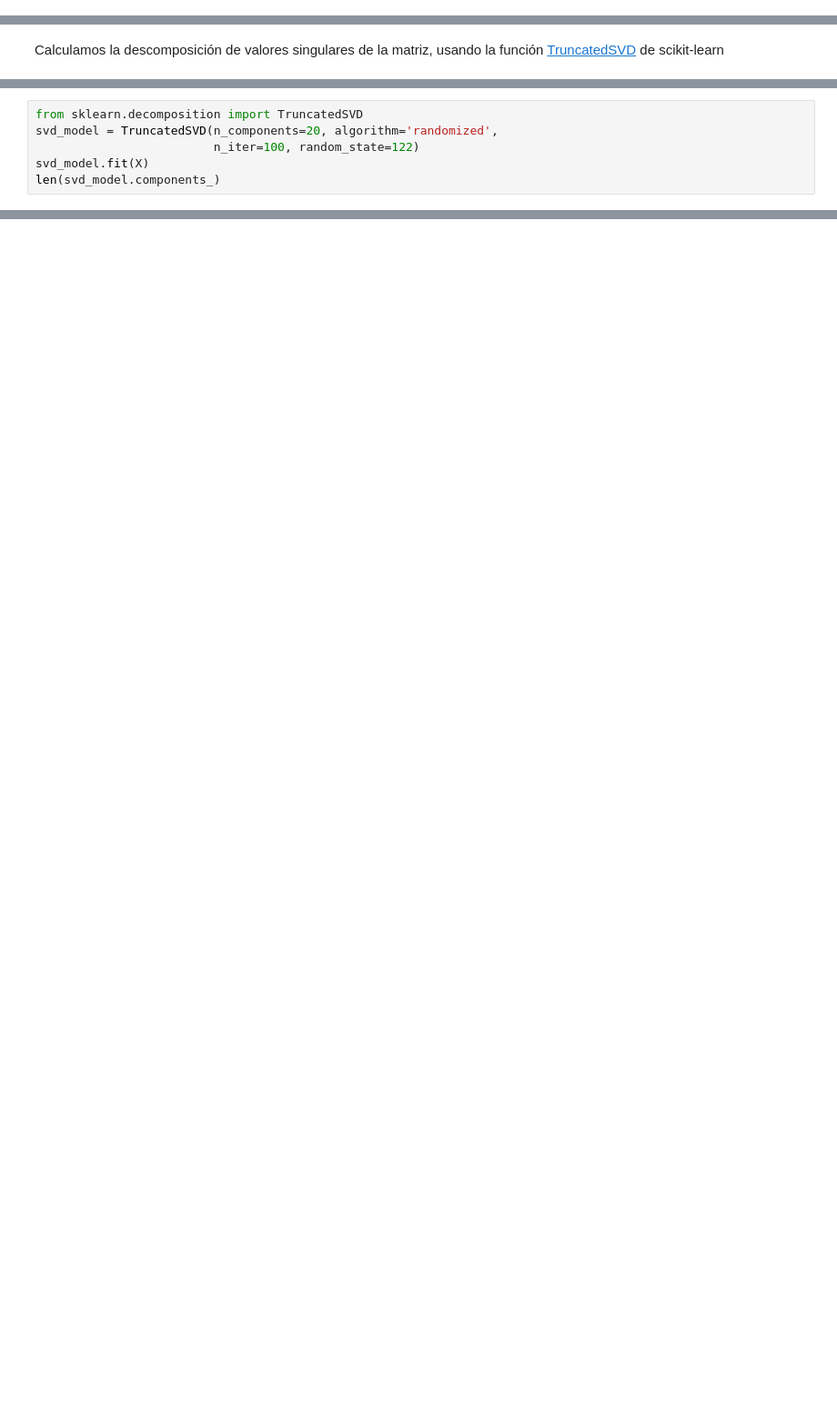
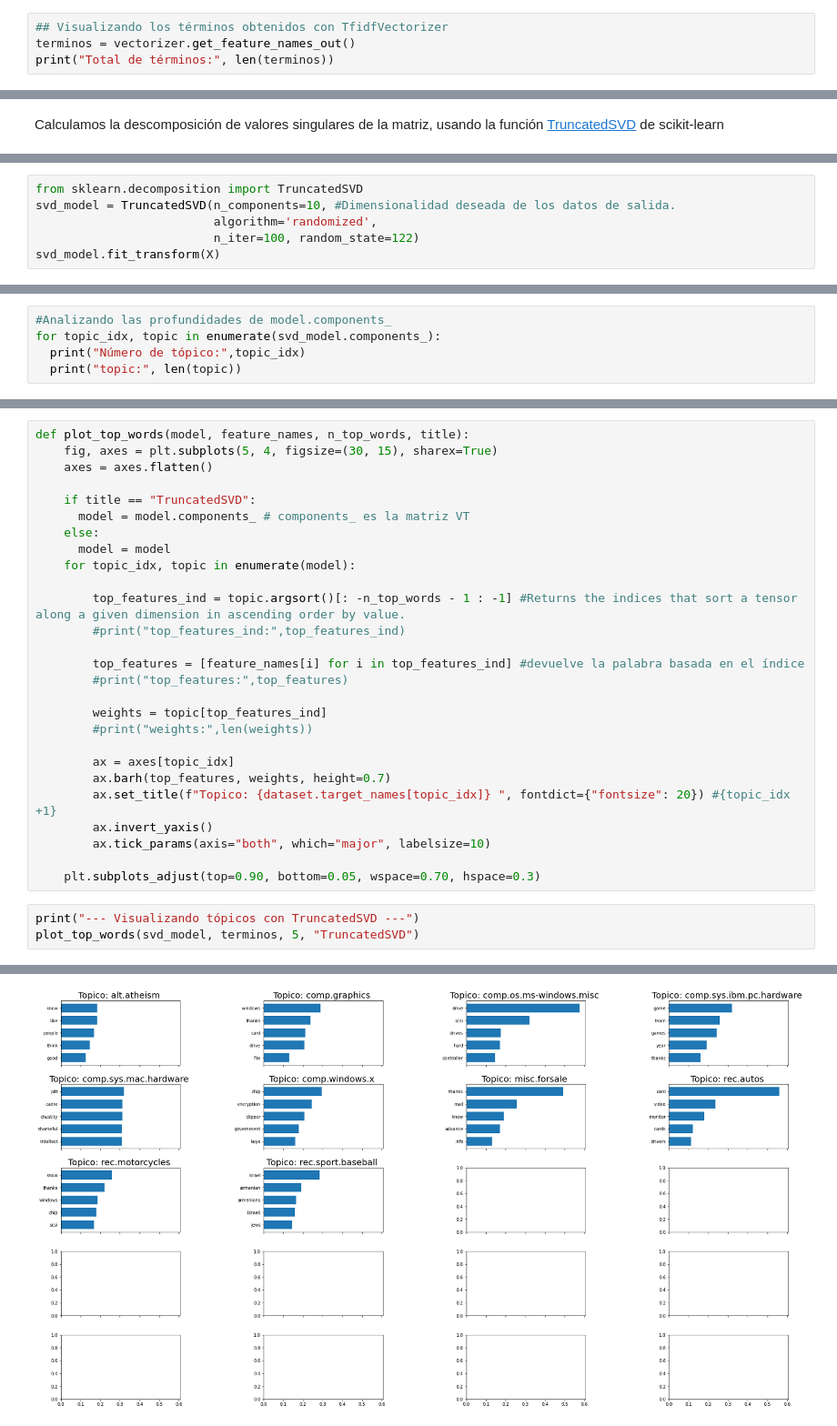
Before and after one commit to danielfrgs/2023_1-Datos_Masivos_II, a Jupyter notebook: Unidad1/notebooks/1b_svd.ipynb, the cells around one changed output, grey strips where cells are left out. Shown at 91% size. Cells and saved outputs as stored; diff of their text form; blank space fills up the shorter version.

```diff
--- a/Unidad1/notebooks/1b_svd.ipynb
+++ b/Unidad1/notebooks/1b_svd.ipynb
@@ -442,0 +441,4 @@ Tamaño de la matriz T-D:  (11314, 1000)
+# %%
+## Visualizando los términos obtenidos con TfidfVectorizer
+terminos = vectorizer.get_feature_names_out()
+print("Total de términos:", len(terminos))
@@ -445,7 +455,7 @@ Calculamos la descomposición de valores singulares de la matriz, usando la func
 # %%
 from sklearn.decomposition import TruncatedSVD
-svd_model = TruncatedSVD(n_components=20, algorithm='randomized',
+svd_model = TruncatedSVD(n_components=10, #Dimensionalidad deseada de los datos de salida.
+                         algorithm='randomized',
                          n_iter=100, random_state=122)
-svd_model.fit(X)
-len(svd_model.components_)
+svd_model.fit_transform(X)
 # %% [output]
@@ -481,0 +511,5 @@ sale
+# %%
+#Analizando las profundidades de model.components_
+for topic_idx, topic in enumerate(svd_model.components_):
+  print("Número de tópico:",topic_idx)
+  print("topic:", len(topic))
@@ -481,0 +537,31 @@ sale
+# %%
+def plot_top_words(model, feature_names, n_top_words, title):
+    fig, axes = plt.subplots(5, 4, figsize=(30, 15), sharex=True)
+    axes = axes.flatten()
+
+    if title == "TruncatedSVD":
+      model = model.components_ # components_ es la matriz VT
+    else:
+      model = model
+    for topic_idx, topic in enumerate(model):
+
+        top_features_ind = topic.argsort()[: -n_top_words - 1 : -1] #Returns the indices that sort a tensor along a given dimension in ascending order by value.
+        #print("top_features_ind:",top_features_ind)
+
+        top_features = [feature_names[i] for i in top_features_ind] #devuelve la palabra basada en el índice
+        #print("top_features:",top_features)
+
+        weights = topic[top_features_ind]
+        #print("weights:",len(weights))
+
+        ax = axes[topic_idx]
+        ax.barh(top_features, weights, height=0.7)
+        ax.set_title(f"Topico: {dataset.target_names[topic_idx]} ", fontdict={"fontsize": 20}) #{topic_idx +1}
+        ax.invert_yaxis()
+        ax.tick_params(axis="both", which="major", labelsize=10)
+
+    plt.subplots_adjust(top=0.90, bottom=0.05, wspace=0.70, hspace=0.3)
+# %%
+print("--- Visualizando tópicos con TruncatedSVD ---")
+plot_top_words(svd_model, terminos, 5, "TruncatedSVD")
+# %% [output]
@@ -481,0 +569 @@ sale
+[figure, added]
```
Also changed, not shown: parts of 24 cells of this notebook.
